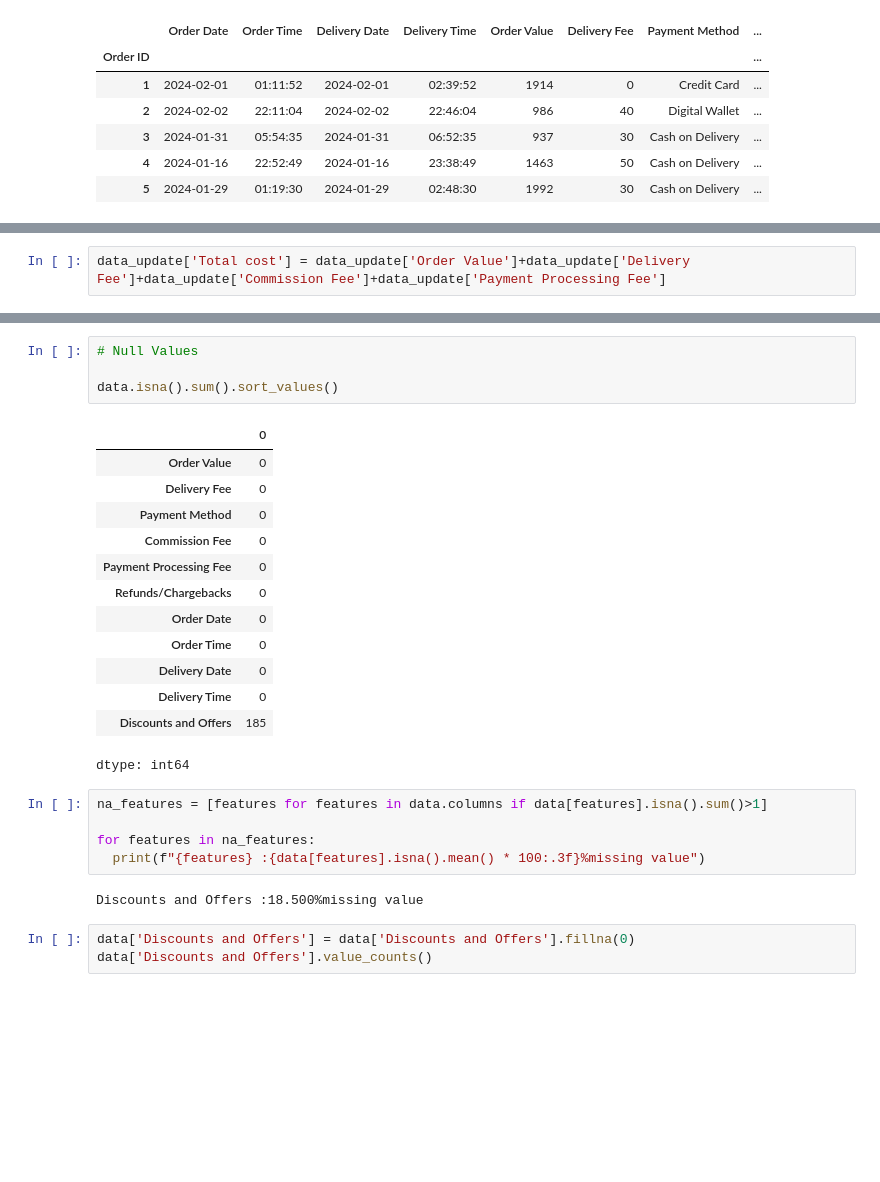
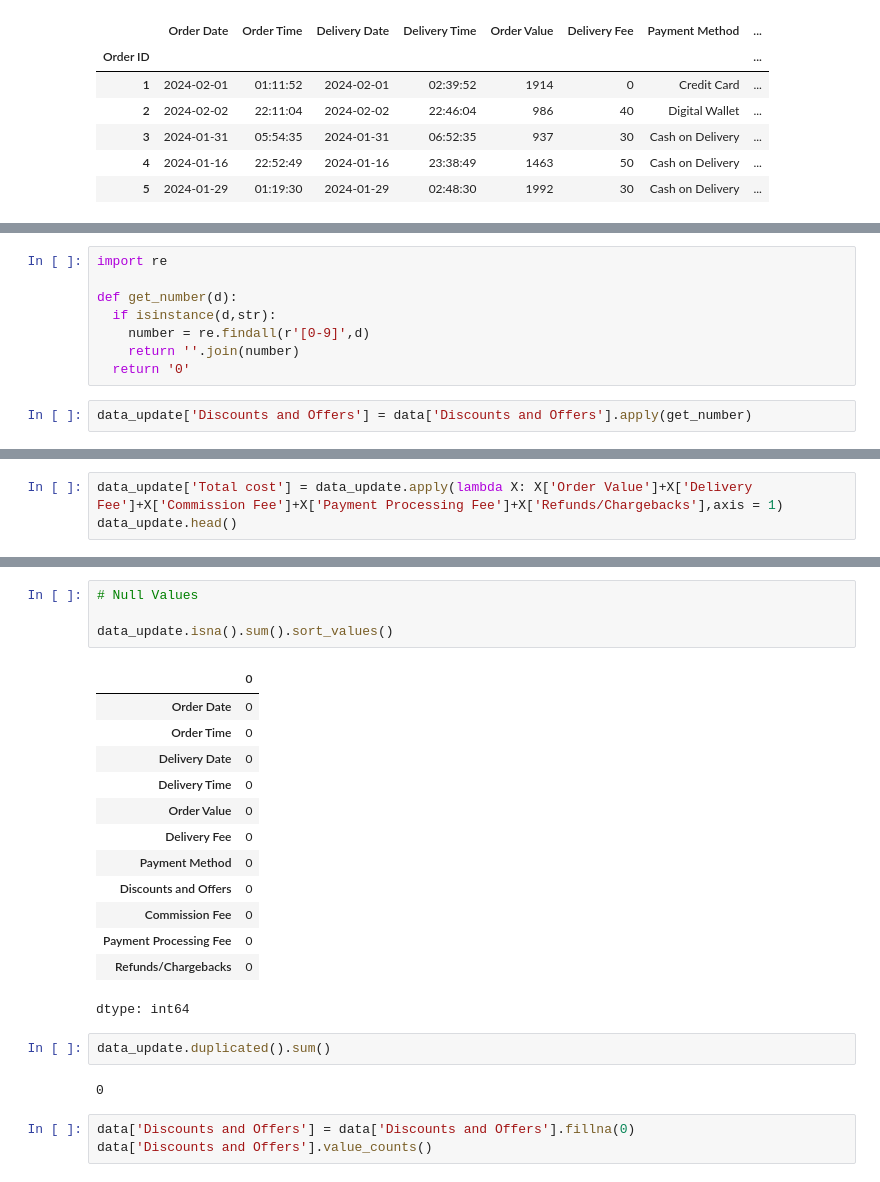
Before and after one commit to Hameedhullah/AI_ML-Course-, a Jupyter notebook: Food_Delivery_Costs.ipynb, the cells around one changed output, grey strips where cells are left out. Cells and saved outputs as stored; diff of their text form; blank space fills up the shorter version.

```diff
--- a/Food_Delivery_Costs.ipynb
+++ b/Food_Delivery_Costs.ipynb
@@ -113,0 +124,10 @@ data_update.head()
+# %%
+import re
+
+def get_number(d):
+  if isinstance(d,str):
+    number = re.findall(r'[0-9]',d)
+    return ''.join(number)
+  return '0'
+# %%
+data_update['Discounts and Offers'] = data['Discounts and Offers'].apply(get_number)
@@ -135,4 +166,5 @@ Data columns (total 11 columns):
 dtypes: int64(5), object(6)
 memory usage: 93.8+ KB
 # %%
-data_update['Total cost'] = data_update['Order Value']+data_update['Delivery Fee']+data_update['Commission Fee']+data_update['Payment Processing Fee']
+data_update['Total cost'] = data_update.apply(lambda X: X['Order Value']+X['Delivery Fee']+X['Commission Fee']+X['Payment Processing Fee']+X['Refunds/Chargebacks'],axis = 1)
+data_update.head()
@@ -139,28 +179,25 @@ data_update['Total cost'] = data_update['Order Value']+data_update['Delivery Fee
 # %%
 # Null Values
 
-data.isna().sum().sort_values()
+data_update.isna().sum().sort_values()
 # %% [output]
 |  | 0 |
-| Order Value | 0 |
-| Delivery Fee | 0 |
-| Payment Method | 0 |
-| Commission Fee | 0 |
-| Payment Processing Fee | 0 |
-| Refunds/Chargebacks | 0 |
 | Order Date | 0 |
 | Order Time | 0 |
 | Delivery Date | 0 |
 | Delivery Time | 0 |
-| Discounts and Offers | 185 |
+| Order Value | 0 |
+| Delivery Fee | 0 |
+| Payment Method | 0 |
+| Discounts and Offers | 0 |
+| Commission Fee | 0 |
+| Payment Processing Fee | 0 |
+| Refunds/Chargebacks | 0 |
 dtype: int64
-# %%
-na_features = [features for features in data.columns if data[features].isna().sum()>1]
-
-for features in na_features:
-  print(f"{features} :{data[features].isna().mean() * 100:.3f}%missing value")
-# %% [output]
-Discounts and Offers :18.500%missing value
+# %%
+data_update.duplicated().sum()
+# %% [output]
+0
 # %%
 data['Discounts and Offers'] = data['Discounts and Offers'].fillna(0)
 data['Discounts and Offers'].value_counts()
```
Also changed, not shown: parts of 12 cells of this notebook.
